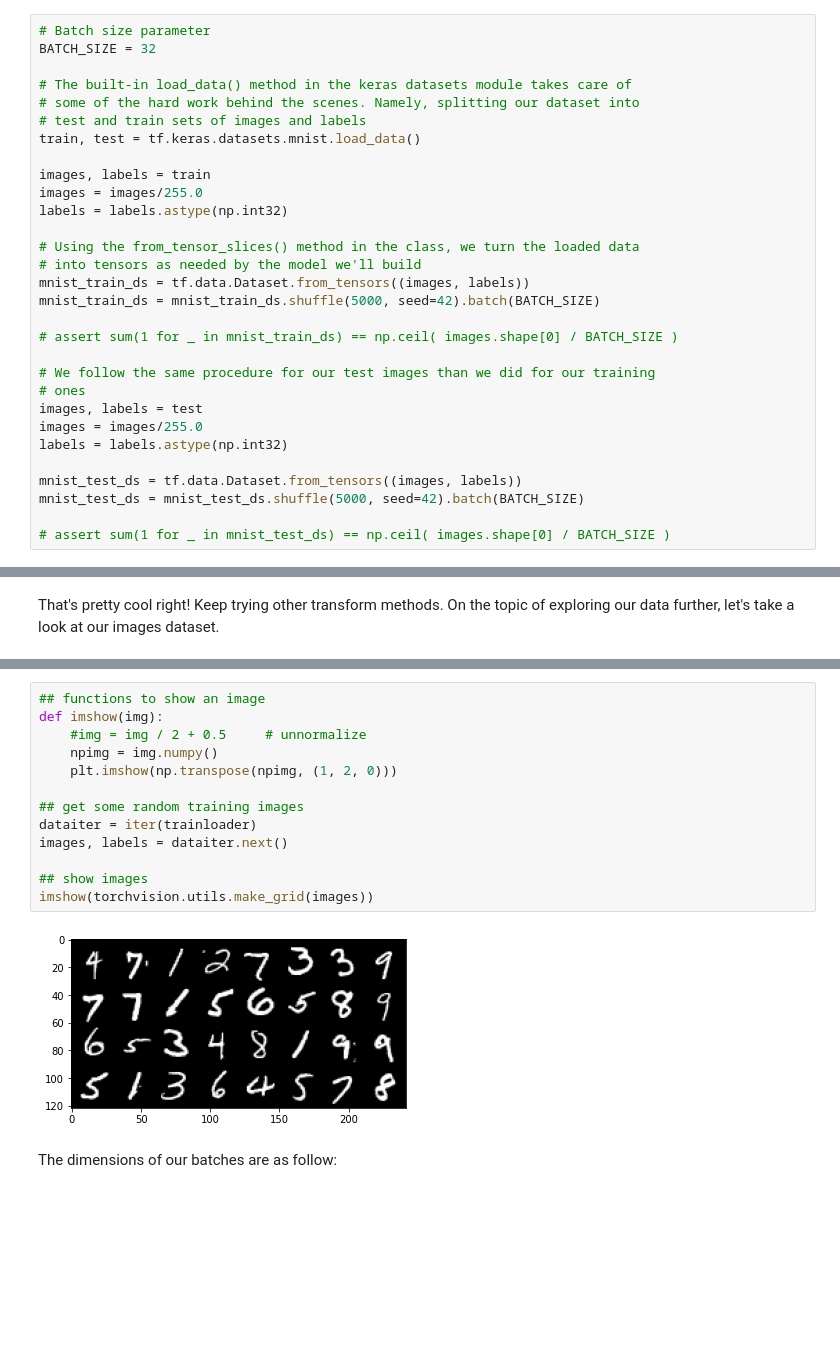
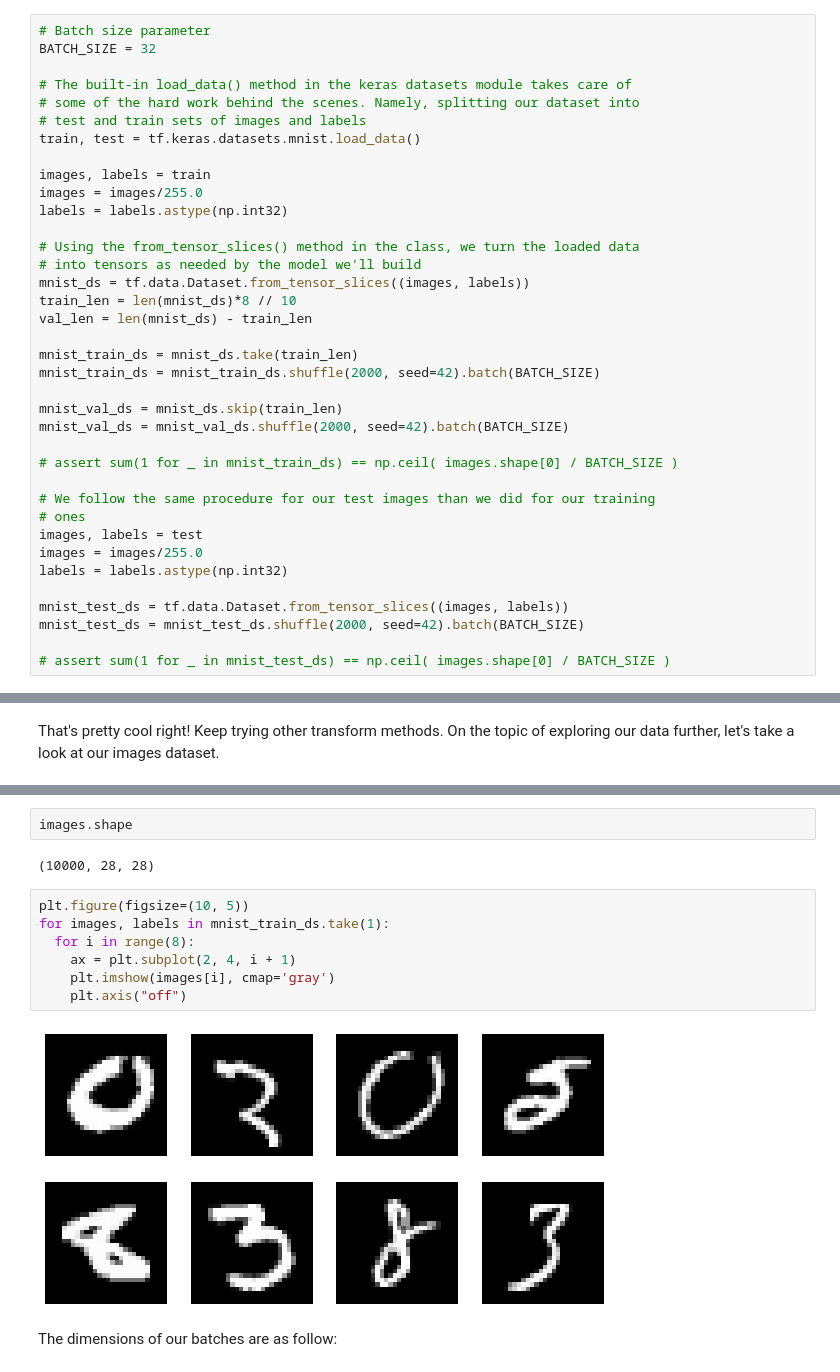
Before and after one commit to datasith/ML-Notebooks-TensorFlow, a Jupyter notebook: A_Gentle_Introduction_to_TensorFlow.ipynb, the cells around one changed output, grey strips where cells are left out. Drawn from its saved outputs; the diff is of its cells as text; blank space fills up the shorter version.

Commit message:
finished A Gentle Introduction to TensorFlow

```diff
--- a/A_Gentle_Introduction_to_TensorFlow.ipynb
+++ b/A_Gentle_Introduction_to_TensorFlow.ipynb
@@ -58,8 +58,15 @@ labels = labels.astype(np.int32)
 
 # Using the from_tensor_slices() method in the class, we turn the loaded data
 # into tensors as needed by the model we'll build
-mnist_train_ds = tf.data.Dataset.from_tensors((images, labels))
-mnist_train_ds = mnist_train_ds.shuffle(5000, seed=42).batch(BATCH_SIZE)
+mnist_ds = tf.data.Dataset.from_tensor_slices((images, labels))
+train_len = len(mnist_ds)*8 // 10
+val_len = len(mnist_ds) - train_len
+
+mnist_train_ds = mnist_ds.take(train_len)
+mnist_train_ds = mnist_train_ds.shuffle(2000, seed=42).batch(BATCH_SIZE)
+
+mnist_val_ds = mnist_ds.skip(train_len)
+mnist_val_ds = mnist_val_ds.shuffle(2000, seed=42).batch(BATCH_SIZE)
 
 # assert sum(1 for _ in mnist_train_ds) == np.ceil( images.shape[0] / BATCH_SIZE )
 
@@ -69,7 +76,7 @@ images, labels = test
 images = images/255.0
 labels = labels.astype(np.int32)
 
-mnist_test_ds = tf.data.Dataset.from_tensors((images, labels))
-mnist_test_ds = mnist_test_ds.shuffle(5000, seed=42).batch(BATCH_SIZE)
+mnist_test_ds = tf.data.Dataset.from_tensor_slices((images, labels))
+mnist_test_ds = mnist_test_ds.shuffle(2000, seed=42).batch(BATCH_SIZE)
 
 # assert sum(1 for _ in mnist_test_ds) == np.ceil( images.shape[0] / BATCH_SIZE )
@@ -146,18 +159,16 @@ Let's check what the train and test dataset contain. I will use matplotlib to pr
-# %%
-## functions to show an image
-def imshow(img):
-    #img = img / 2 + 0.5     # unnormalize
-    npimg = img.numpy()
-    plt.imshow(np.transpose(npimg, (1, 2, 0)))
-
-## get some random training images
-dataiter = iter(trainloader)
-images, labels = dataiter.next()
-
-## show images
-imshow(torchvision.utils.make_grid(images))
-# %% [output]
-[figure, removed]
+# %%
+images.shape
+# %% [output]
+(10000, 28, 28)
+# %%
+plt.figure(figsize=(10, 5))
+for images, labels in mnist_train_ds.take(1):
+  for i in range(8):
+    ax = plt.subplot(2, 4, i + 1)
+    plt.imshow(images[i], cmap='gray')
+    plt.axis("off")
+# %% [output]
+[figure, added]
 # %% [markdown]
 The dimensions of our batches are as follow:
 # %%
```
Also changed, not shown: parts of 34 cells of this notebook, 1 other file.
